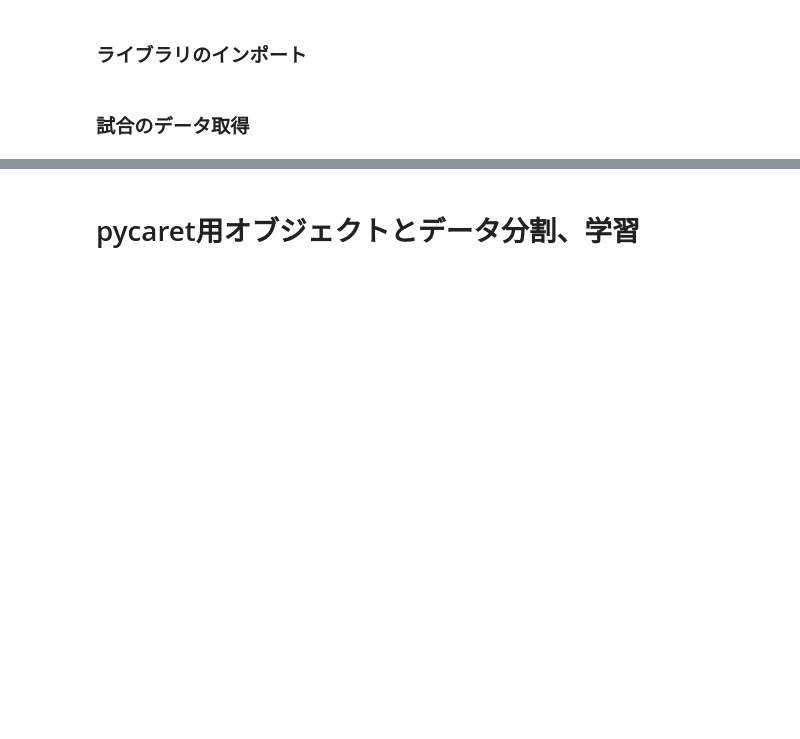
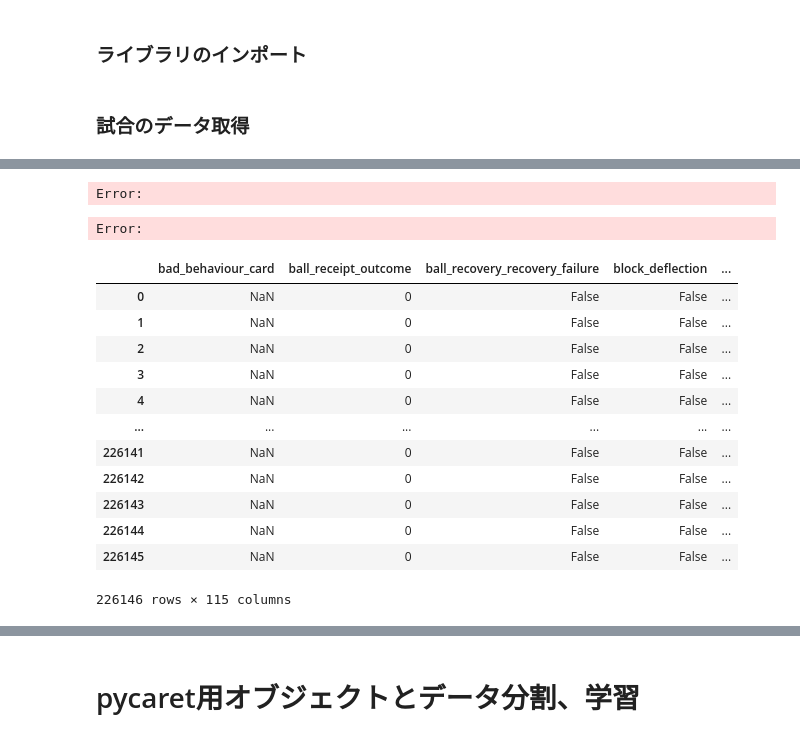
Before and after one commit to TT9625/aa, a Jupyter notebook: malticlass_more_match.ipynb, the cells around one changed output, grey strips where cells are left out. Cells and saved outputs as stored; diff of their text form; code cells hidden in the pictures; blank space fills up the shorter version.

```diff
--- a/malticlass_more_match.ipynb
+++ b/malticlass_more_match.ipynb
@@ -44,6 +58,14 @@ def match_concat(match_all):
     return df_event
 # %%
 matches_WWC_2023 = match_concat(match_all = ids)
+# %%
+#GPUでの実行じゃないと時間かかる
+
+ProfileReport_matches_WWC_2023 = ProfileReport(matches_WWC_2023)
+ProfileReport_matches_WWC_2023.to_file("ProfileReport_matches_WWC_2023.html")
+# %% [output]
+Error:
+Error:
 # %%
 matches_WWC_2023
 # %%
@@ -226,4 +249,24 @@ event = event.drop(['shot_type', 'substitution_outcome_id','substitution_outcome
 
 
 #event
+# %%
+#実験用なので実行しない
+event_2 = event.copy()
+
+event_2['end_location_x'] =event_2[['pass_end_location_x', 'carry_end_location_x', 'shot_end_location_x']].iloc[:,0]
+event_2['end_location_y'] =event_2[['pass_end_location_y', 'carry_end_location_y', 'shot_end_location_y']].iloc[:,0]
+# %% [output]
+|  | bad_behaviour_card | ball_receipt_outcome | ball_recovery_recovery_failure | block_deflection | ... |
+| 0 | NaN | 0 | False | False | ... |
+| 1 | NaN | 0 | False | False | ... |
+| 2 | NaN | 0 | False | False | ... |
+| 3 | NaN | 0 | False | False | ... |
+| 4 | NaN | 0 | False | False | ... |
+| ... | ... | ... | ... | ... | ... |
+| 226141 | NaN | 0 | False | False | ... |
+| 226142 | NaN | 0 | False | False | ... |
+| 226143 | NaN | 0 | False | False | ... |
+| 226144 | NaN | 0 | False | False | ... |
+| 226145 | NaN | 0 | False | False | ... |
+226146 rows × 115 columns
 # %%
```
Also changed, not shown: parts of 21 cells of this notebook.
